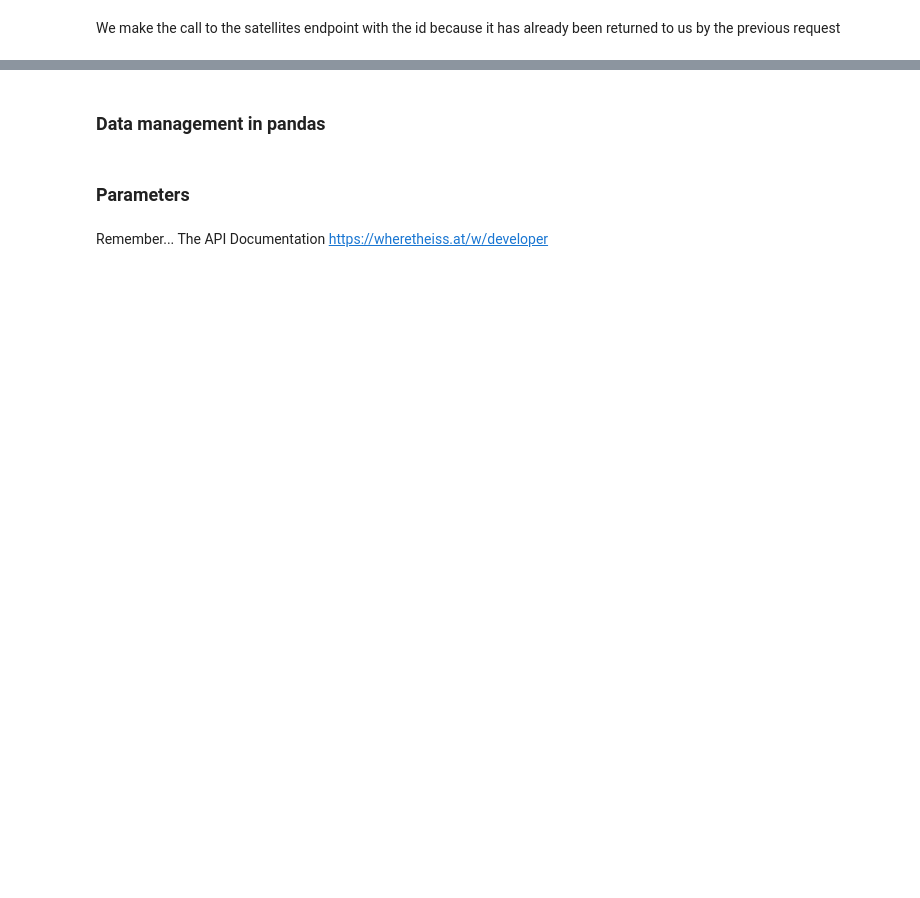
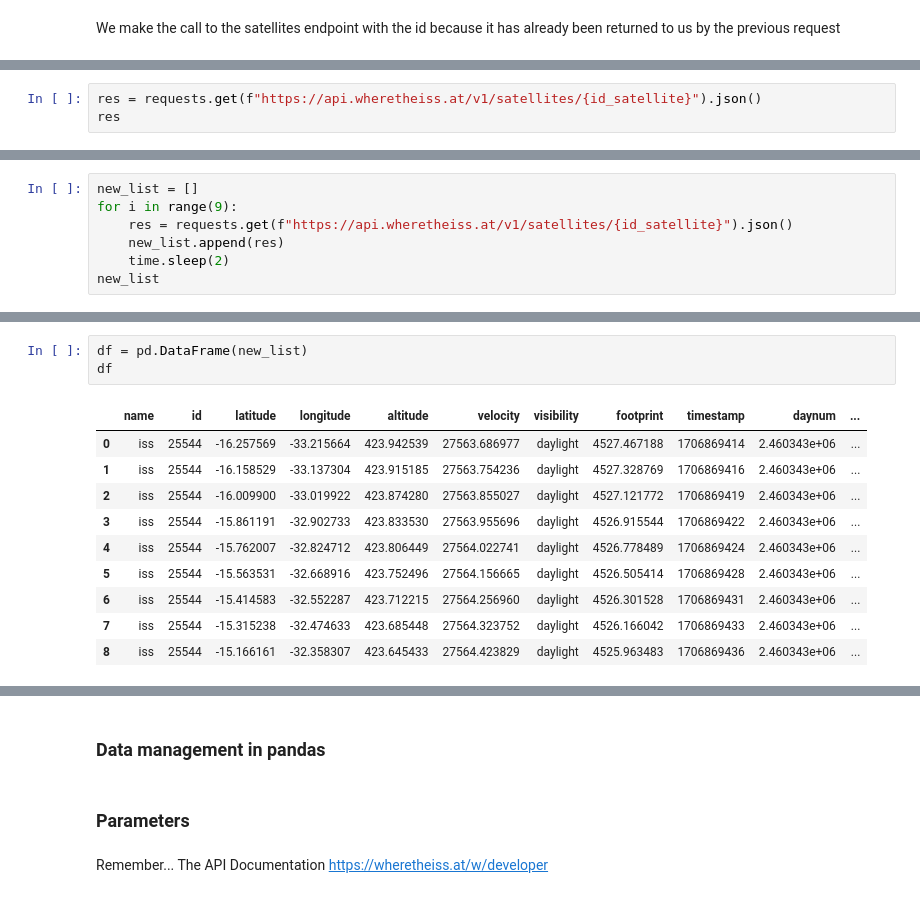
Before and after one commit to Ironhack-data-bcn-january-2024/lectures, a Jupyter notebook: week-3/03-APIs.ipynb, the cells around one changed output, grey strips where cells are left out. Drawn from its saved outputs; the diff is of its cells as text; blank space fills up the shorter version.

```diff
--- a/week-3/03-APIs.ipynb
+++ b/week-3/03-APIs.ipynb
@@ -142,0 +259,3 @@ We make the call to the satellites endpoint with the id because it has already b
+# %%
+res = requests.get(f"https://api.wheretheiss.at/v1/satellites/{id_satellite}").json()
+res
@@ -142,0 +285,7 @@ We make the call to the satellites endpoint with the id because it has already b
+# %%
+new_list = []
+for i in range(9):
+    res = requests.get(f"https://api.wheretheiss.at/v1/satellites/{id_satellite}").json()
+    new_list.append(res)
+    time.sleep(2)
+new_list
@@ -142,0 +310,14 @@ We make the call to the satellites endpoint with the id because it has already b
+# %%
+df = pd.DataFrame(new_list)
+df
+# %% [output]
+|  | name | id | latitude | longitude | altitude | velocity | visibility | footprint | timestamp | daynum | ... |
+| 0 | iss | 25544 | -16.257569 | -33.215664 | 423.942539 | 27563.686977 | daylight | 4527.467188 | 1706869414 | 2.460343e+06 | ... |
+| 1 | iss | 25544 | -16.158529 | -33.137304 | 423.915185 | 27563.754236 | daylight | 4527.328769 | 1706869416 | 2.460343e+06 | ... |
+| 2 | iss | 25544 | -16.009900 | -33.019922 | 423.874280 | 27563.855027 | daylight | 4527.121772 | 1706869419 | 2.460343e+06 | ... |
+| 3 | iss | 25544 | -15.861191 | -32.902733 | 423.833530 | 27563.955696 | daylight | 4526.915544 | 1706869422 | 2.460343e+06 | ... |
+| 4 | iss | 25544 | -15.762007 | -32.824712 | 423.806449 | 27564.022741 | daylight | 4526.778489 | 1706869424 | 2.460343e+06 | ... |
+| 5 | iss | 25544 | -15.563531 | -32.668916 | 423.752496 | 27564.156665 | daylight | 4526.505414 | 1706869428 | 2.460343e+06 | ... |
+| 6 | iss | 25544 | -15.414583 | -32.552287 | 423.712215 | 27564.256960 | daylight | 4526.301528 | 1706869431 | 2.460343e+06 | ... |
+| 7 | iss | 25544 | -15.315238 | -32.474633 | 423.685448 | 27564.323752 | daylight | 4526.166042 | 1706869433 | 2.460343e+06 | ... |
+| 8 | iss | 25544 | -15.166161 | -32.358307 | 423.645433 | 27564.423829 | daylight | 4525.963483 | 1706869436 | 2.460343e+06 | ... |
```
Also changed, not shown: parts of 31 cells of this notebook.
